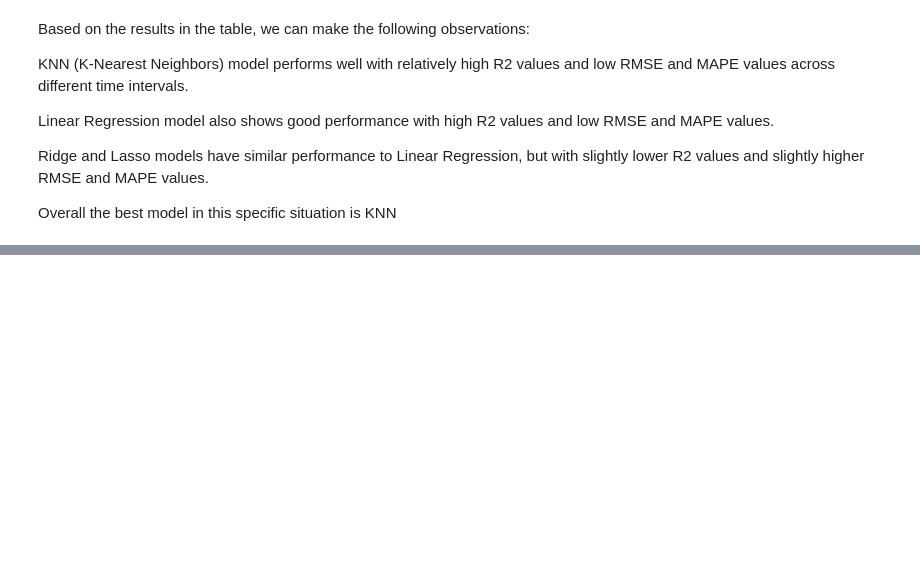
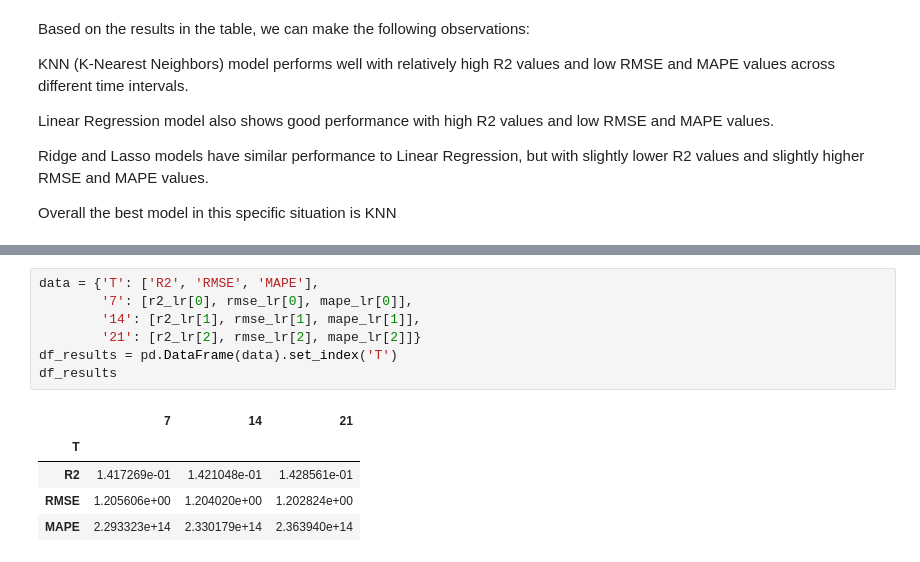
Before and after one commit to LeoBello00/jbook_ml202330, a Jupyter notebook: _sources/Excercise_4.ipynb, the cells around one changed output, grey strips where cells are left out. Drawn from its saved outputs; the diff is of its cells as text; blank space fills up the shorter version.

```diff
--- a/_sources/Excercise_4.ipynb
+++ b/_sources/Excercise_4.ipynb
@@ -373,0 +387,13 @@ Overall the best model in this specific situation is KNN
+# %%
+data = {'T': ['R2', 'RMSE', 'MAPE'],
+        '7': [r2_lr[0], rmse_lr[0], mape_lr[0]],
+        '14': [r2_lr[1], rmse_lr[1], mape_lr[1]],
+        '21': [r2_lr[2], rmse_lr[2], mape_lr[2]]}
+df_results = pd.DataFrame(data).set_index('T')
+df_results
+# %% [output]
+|  | 7 | 14 | 21 |
+| T |  |  |  |
+| R2 | 1.417269e-01 | 1.421048e-01 | 1.428561e-01 |
+| RMSE | 1.205606e+00 | 1.204020e+00 | 1.202824e+00 |
+| MAPE | 2.293323e+14 | 2.330179e+14 | 2.363940e+14 |
```
Also changed, not shown: parts of 6 cells of this notebook, 2 other files.
